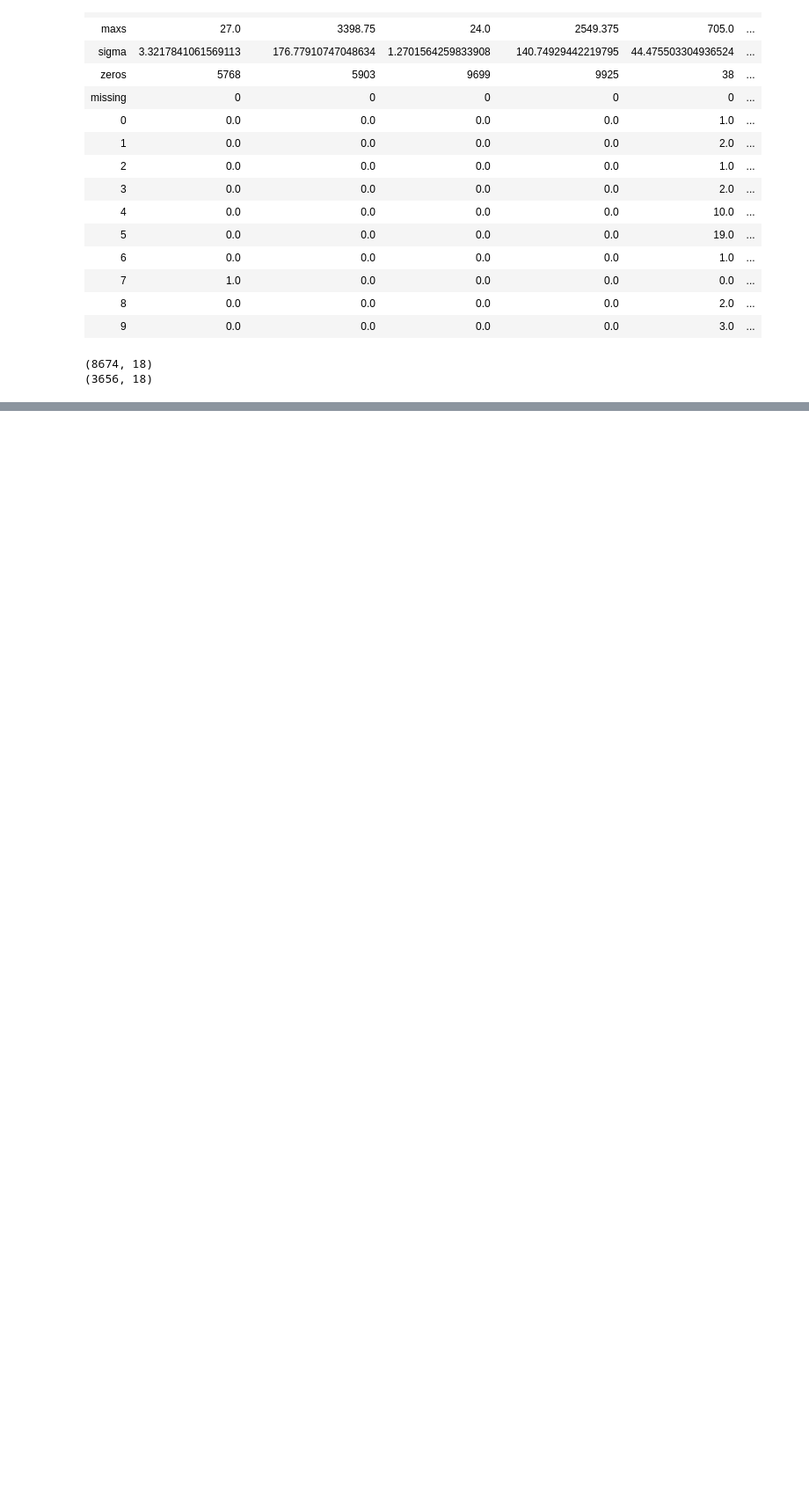
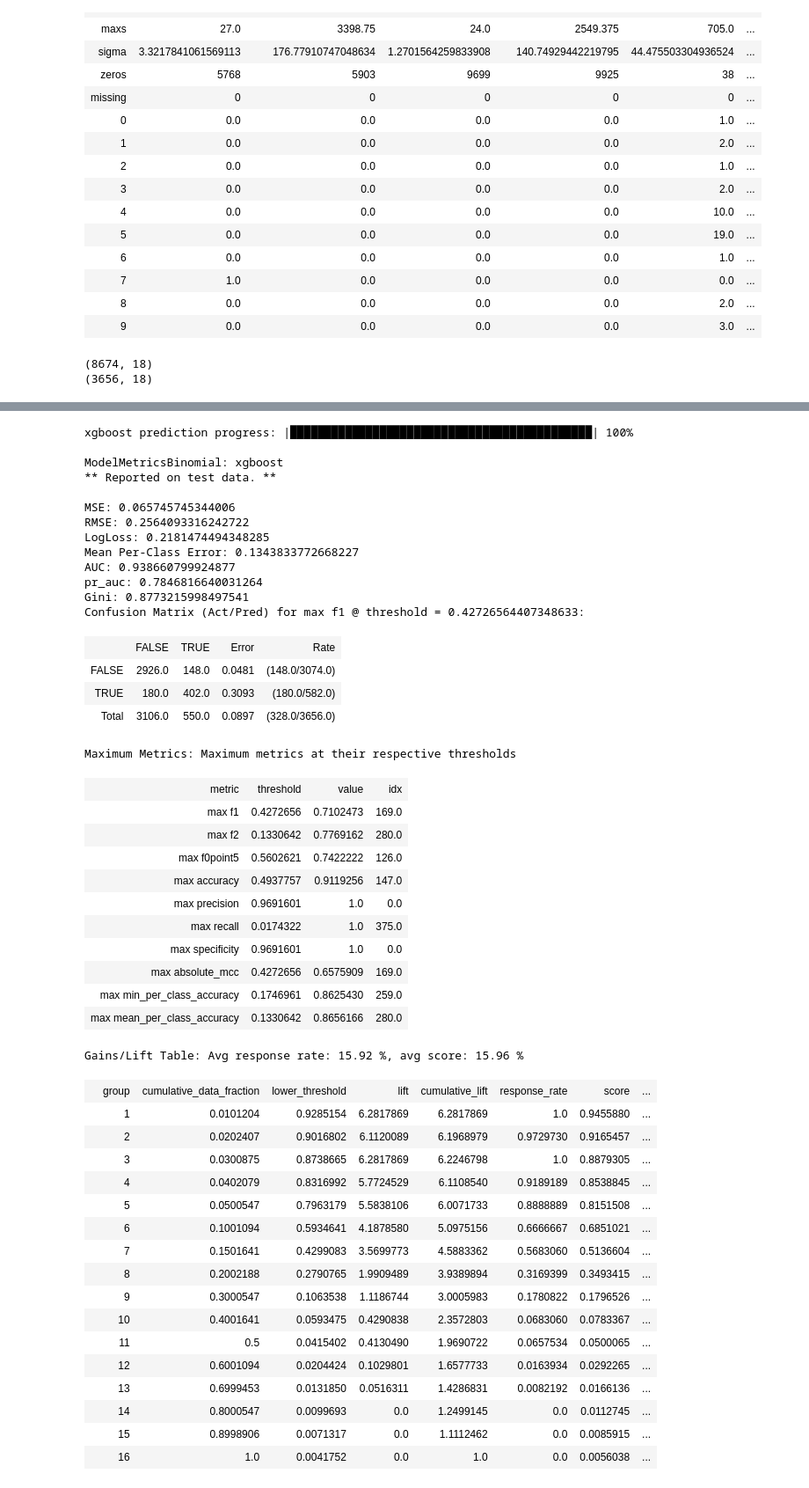
Before and after one commit to zhangyuqing/h2o_purchasing_intention, a Jupyter notebook: h2o_Pythoncode.ipynb, the cells around one changed output, grey strips where cells are left out. Shown at 88% size. Cells and saved outputs as stored; diff of their text form; code cells hidden in the pictures; blank space fills up the shorter version.

```diff
--- a/h2o_Pythoncode.ipynb
+++ b/h2o_Pythoncode.ipynb
@@ -112,4 +166,5 @@ print(test.shape)
 # %%
 # AutoML
-aml2 = h2o.H2OAutoML(max_runtime_secs=60, seed=1, project_name="online_shopper_intention")
+aml2 = H2OAutoML(max_runtime_secs=60, seed=1,
+                 project_name="purchasing_intention")
 aml2.train(y=y, training_frame=train)
@@ -118,4 +187,52 @@ aml.leaderboard.head()
 # %%
-pred = aml.predict(test)
-perf = aml.leader.model_performance(test)
+pred = aml2.predict(test)
+perf = aml2.leader.model_performance(test)
 perf
+# %% [output]
+xgboost prediction progress: |████████████████████████████████████████████| 100%
+
+ModelMetricsBinomial: xgboost
+** Reported on test data. **
+
+MSE: 0.065745745344006
+RMSE: 0.2564093316242722
+LogLoss: 0.2181474494348285
+Mean Per-Class Error: 0.1343833772668227
+AUC: 0.938660799924877
+pr_auc: 0.7846816640031264
+Gini: 0.8773215998497541
+Confusion Matrix (Act/Pred) for max f1 @ threshold = 0.42726564407348633:
+|  | FALSE | TRUE | Error | Rate |
+| FALSE | 2926.0 | 148.0 | 0.0481 | (148.0/3074.0) |
+| TRUE | 180.0 | 402.0 | 0.3093 | (180.0/582.0) |
+| Total | 3106.0 | 550.0 | 0.0897 | (328.0/3656.0) |
+Maximum Metrics: Maximum metrics at their respective thresholds
+| metric | threshold | value | idx |
+| max f1 | 0.4272656 | 0.7102473 | 169.0 |
+| max f2 | 0.1330642 | 0.7769162 | 280.0 |
+| max f0point5 | 0.5602621 | 0.7422222 | 126.0 |
+| max accuracy | 0.4937757 | 0.9119256 | 147.0 |
+| max precision | 0.9691601 | 1.0 | 0.0 |
+| max recall | 0.0174322 | 1.0 | 375.0 |
+| max specificity | 0.9691601 | 1.0 | 0.0 |
+| max absolute_mcc | 0.4272656 | 0.6575909 | 169.0 |
+| max min_per_class_accuracy | 0.1746961 | 0.8625430 | 259.0 |
+| max mean_per_class_accuracy | 0.1330642 | 0.8656166 | 280.0 |
+Gains/Lift Table: Avg response rate: 15.92 %, avg score: 15.96 %
+|  | group | cumulative_data_fraction | lower_threshold | lift | cumulative_lift | response_rate | score | ... |
+|  | 1 | 0.0101204 | 0.9285154 | 6.2817869 | 6.2817869 | 1.0 | 0.9455880 | ... |
+|  | 2 | 0.0202407 | 0.9016802 | 6.1120089 | 6.1968979 | 0.9729730 | 0.9165457 | ... |
+|  | 3 | 0.0300875 | 0.8738665 | 6.2817869 | 6.2246798 | 1.0 | 0.8879305 | ... |
+|  | 4 | 0.0402079 | 0.8316992 | 5.7724529 | 6.1108540 | 0.9189189 | 0.8538845 | ... |
+|  | 5 | 0.0500547 | 0.7963179 | 5.5838106 | 6.0071733 | 0.8888889 | 0.8151508 | ... |
+|  | 6 | 0.1001094 | 0.5934641 | 4.1878580 | 5.0975156 | 0.6666667 | 0.6851021 | ... |
+|  | 7 | 0.1501641 | 0.4299083 | 3.5699773 | 4.5883362 | 0.5683060 | 0.5136604 | ... |
+|  | 8 | 0.2002188 | 0.2790765 | 1.9909489 | 3.9389894 | 0.3169399 | 0.3493415 | ... |
+|  | 9 | 0.3000547 | 0.1063538 | 1.1186744 | 3.0005983 | 0.1780822 | 0.1796526 | ... |
+|  | 10 | 0.4001641 | 0.0593475 | 0.4290838 | 2.3572803 | 0.0683060 | 0.0783367 | ... |
+|  | 11 | 0.5 | 0.0415402 | 0.4130490 | 1.9690722 | 0.0657534 | 0.0500065 | ... |
+|  | 12 | 0.6001094 | 0.0204424 | 0.1029801 | 1.6577733 | 0.0163934 | 0.0292265 | ... |
+|  | 13 | 0.6999453 | 0.0131850 | 0.0516311 | 1.4286831 | 0.0082192 | 0.0166136 | ... |
+|  | 14 | 0.8000547 | 0.0099693 | 0.0 | 1.2499145 | 0.0 | 0.0112745 | ... |
+|  | 15 | 0.8998906 | 0.0071317 | 0.0 | 1.1112462 | 0.0 | 0.0085915 | ... |
+|  | 16 | 1.0 | 0.0041752 | 0.0 | 1.0 | 0.0 | 0.0056038 | ... |
```
Also changed, not shown: parts of 6 cells of this notebook, 1 other file.
